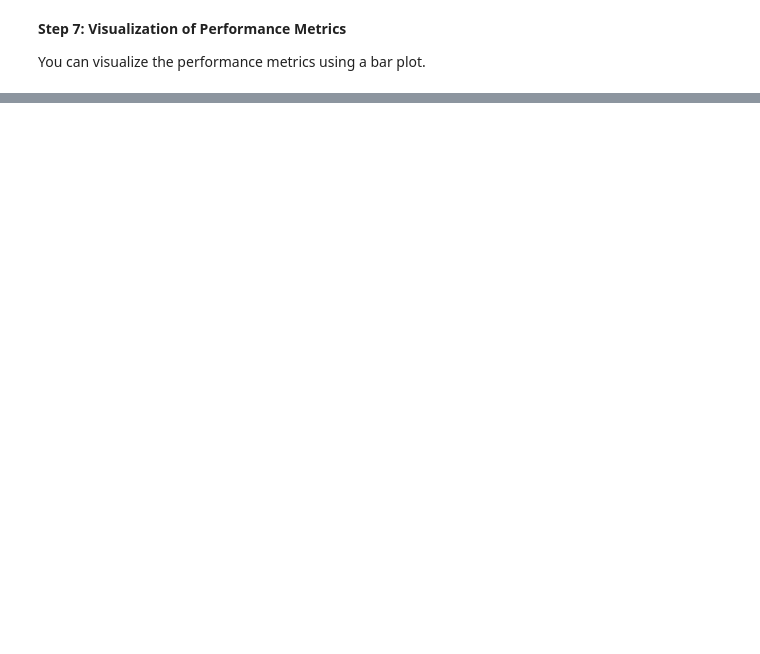
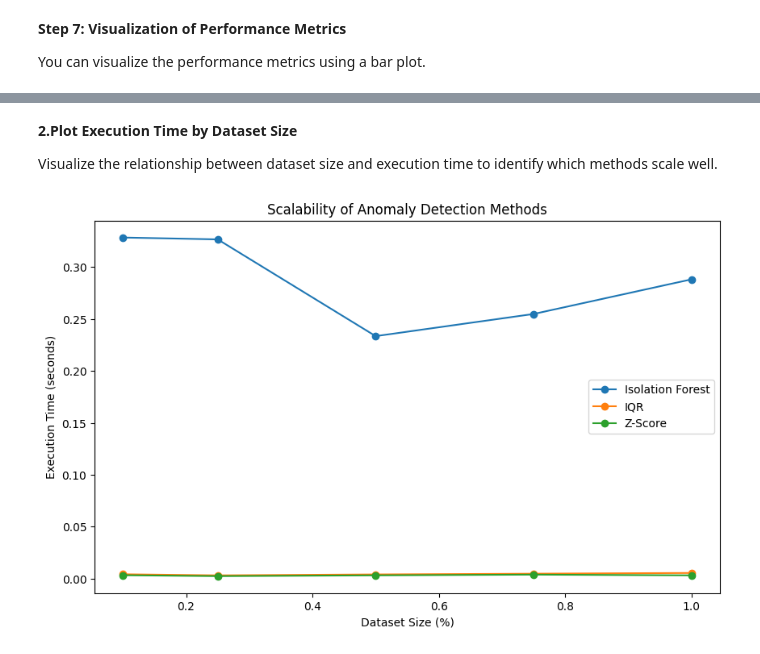
Before and after one commit to Maheshdudala/Smartphone_Anamoly_Infosys_Internship_Oct2024, a Jupyter notebook: Anomaly_Detection.ipynb, the cells around one changed output, grey strips where cells are left out. Cells and saved outputs as stored; diff of their text form; code cells hidden in the pictures; blank space fills up the shorter version.

```diff
--- a/Anomaly_Detection.ipynb
+++ b/Anomaly_Detection.ipynb
@@ -654,0 +892,31 @@ plt.show()
+# %%
+sample_sizes = [0.1, 0.25, 0.5, 0.75, 1.0]
+times = {'Isolation Forest': [], 'IQR': [], 'Z-Score': []}
+
+for size in sample_sizes:
+    X_sample = X.sample(frac=size, random_state=42)
+
+    # Measure time for Isolation Forest
+    start_time = time.time()
+    iso_forest.fit(X_sample)
+    times['Isolation Forest'].append(time.time() - start_time)
+
+    # Measure time for IQR
+    start_time = time.time()
+    Q1 = X_sample.quantile(0.25)
+    Q3 = X_sample.quantile(0.75)
+    IQR = Q3 - Q1
+    lower_bound = Q1 - 1.5 * IQR
+    upper_bound = Q3 + 1.5 * IQR
+    (X_sample < lower_bound) | (X_sample > upper_bound)
+    times['IQR'].append(time.time() - start_time)
+
+    # Measure time for Z-Score
+    start_time = time.time()
+    z_scores = zscore(X_sample, nan_policy='omit')
+    (np.abs(z_scores) > threshold)
+    times['Z-Score'].append(time.time() - start_time)
+
+# Display the results
+print("Scalability results (time in seconds):")
+print(pd.DataFrame(times, index=[f"{int(size * 100)}%" for size in sample_sizes]))
@@ -654,0 +931,18 @@ plt.show()
+# %% [markdown]
+**2.Plot Execution Time by Dataset Size**
+
+Visualize the relationship between dataset size and execution time to identify which methods scale well.
+# %%
+import matplotlib.pyplot as plt
+
+plt.figure(figsize=(10, 6))
+for method, method_times in times.items():
+    plt.plot(sample_sizes, method_times, label=method, marker='o')
+
+plt.xlabel("Dataset Size (%)")
+plt.ylabel("Execution Time (seconds)")
+plt.title("Scalability of Anomaly Detection Methods")
+plt.legend()
+plt.show()
+# %% [output]
+[figure, added]
```
Also changed, not shown: parts of 38 cells of this notebook.
